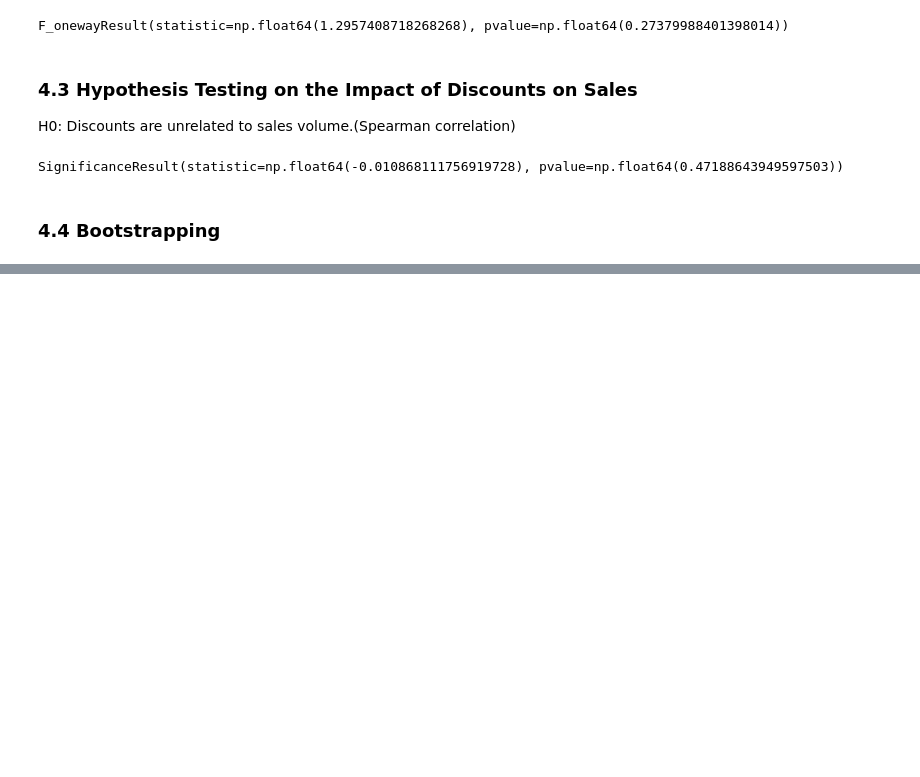
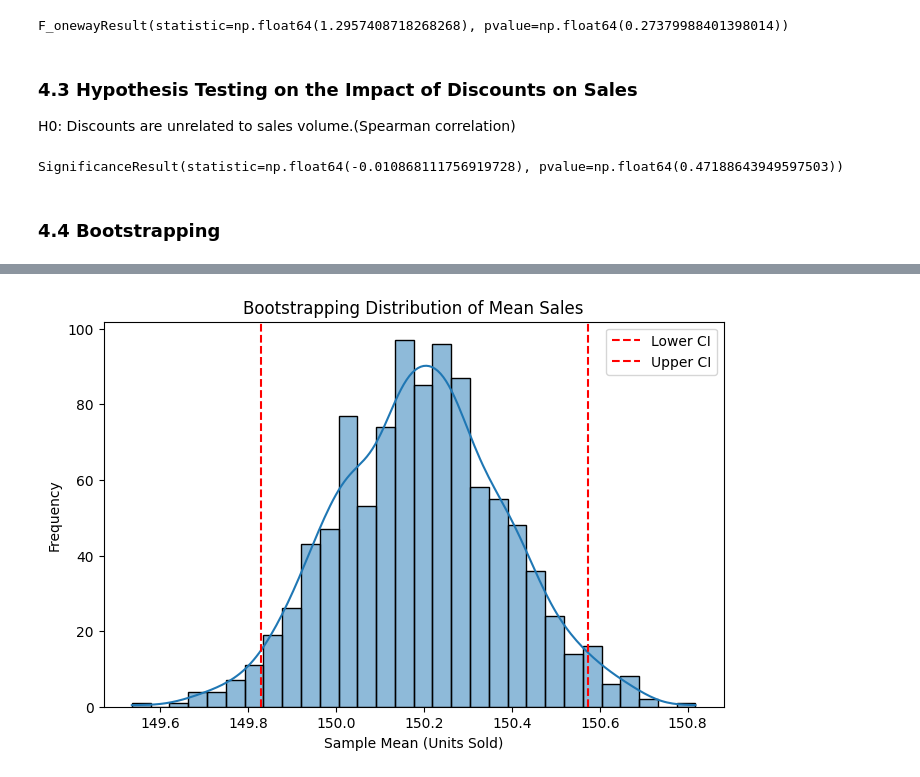
Before and after one commit to xild25-Minnie/DSCI441-Project-Xirui_Ruoyan, a Jupyter notebook: notebooks/code.ipynb, the cells around one changed output, grey strips where cells are left out. Cells and saved outputs as stored; diff of their text form; code cells hidden in the pictures; blank space fills up the shorter version.

```diff
--- a/notebooks/code.ipynb
+++ b/notebooks/code.ipynb
@@ -459,0 +460,17 @@ array([149.82888344, 150.55360972])
+# %%
+lower, upper = np.percentile(boot_means, [2.5, 97.5])
+
+plt.figure(figsize=(8,5))
+sns.histplot(boot_means, bins=30, kde=True)
+
+plt.axvline(lower, color='red', linestyle='--', label='Lower CI')
+plt.axvline(upper, color='red', linestyle='--', label='Upper CI')
+
+plt.title("Bootstrapping Distribution of Mean Sales")
+plt.xlabel("Sample Mean (Units Sold)")
+plt.ylabel("Frequency")
+plt.legend()
+
+plt.show()
+# %% [output]
+[figure, added]
```
Also changed, not shown: parts of 2 cells of this notebook.
